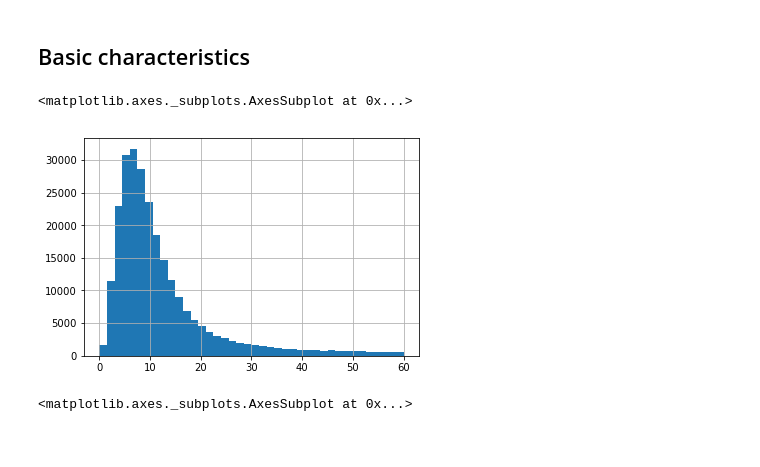
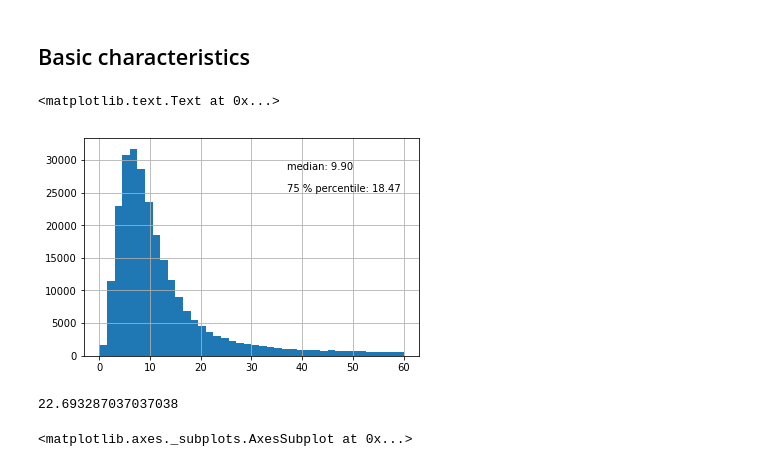
Before and after one commit to jonnor/bike-sharing-oslo, a Jupyter notebook: Oslo.ipynb, the cells around one changed output. Drawn from its saved outputs; the diff is of its cells as text; code cells hidden in the pictures.

```diff
--- a/Oslo.ipynb
+++ b/Oslo.ipynb
@@ -183,11 +183,20 @@ len(trips[trips['End station'].isin(unknown_stations)]), len(trips[trips['Start
 (10500, 9403)
 # %% [markdown]
 ## Basic characteristics
-# %%
-(trips['Duration Seconds'] / 60).hist(bins=40, range=(0, 60))
-# %% [output]
-<matplotlib.axes._subplots.AxesSubplot at 0x...>
-[figure, removed]
+# %%
+percentile_lim = 0.75
+duration_mean = trips['Duration Seconds'].median() / 60
+percentile = trips['Duration Seconds'].quantile(percentile_lim) / 60
+(trips['Duration Seconds'] / 60).hist(bins=40, range=(0, 60))
+plt.text(.6, .8, 'median: %.2f' % (duration_mean), fontsize=10, transform=ax.transAxes)
+plt.text(.6, .7, '%d %% percentile: %.2f' % (percentile_lim*100 ,percentile), fontsize=10, transform=ax.transAxes)
+# %% [output]
+<matplotlib.text.Text at 0x...>
+[figure, added]
+# %%
+trips['Duration Seconds'].max()/(3600*24)
+# %% [output]
+22.693287037037038
 # %%
 # 0 is a very common distance (travel back to self), ignore it
 trips['Distance'].hist(bins=40, range=(1, 6000))
```
Also changed, not shown: parts of 7 cells of this notebook.
